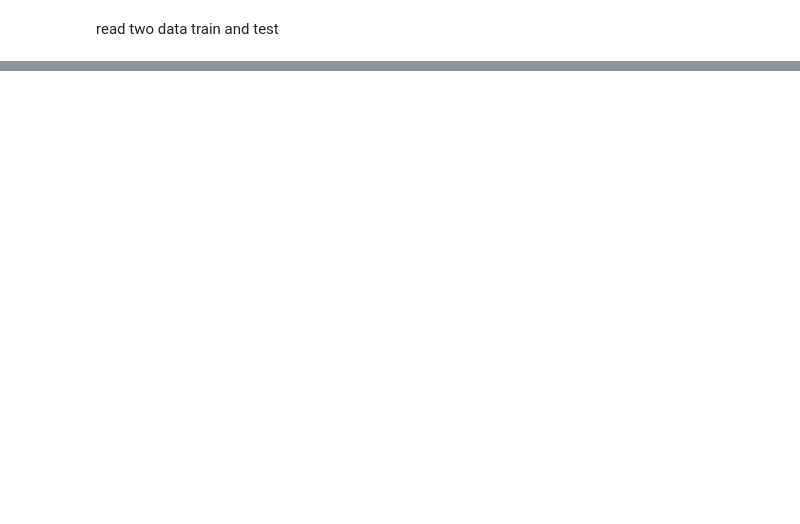
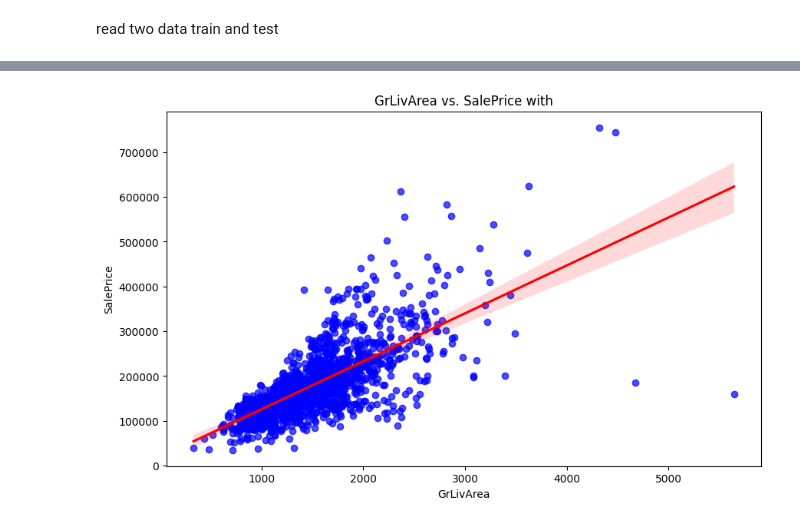
Before and after one commit to Metionis/House-Prices---Advanced-Regression-Techniques, a Jupyter notebook: lab/predictive_model.ipynb, the cells around one changed output, grey strips where cells are left out. Drawn from its saved outputs; the diff is of its cells as text; code cells hidden in the pictures; blank space fills up the shorter version.

```diff
--- a/lab/predictive_model.ipynb
+++ b/lab/predictive_model.ipynb
@@ -23,0 +130,12 @@ test_df = pd.read_csv('/workspaces/House-Prices---Advanced-Regression-Techniques
+# %%
+data = []
+for col in train_df.columns:
+    data.append([col, train_df[col].dtype,
+                 train_df[col].nunique(),
+                 train_df[col].isnull().sum(),
+                 train_df[col].isnull().sum() / len(train_df) * 100])
+
+data = pd.DataFrame(data, columns=['Column', 'dtype', 'Nunique', 'Missing_Values', 'Percentage'])
+data = data.sort_values(by='Percentage', ascending=False)
+data = data[data.Percentage > 0]
+data
@@ -23,0 +160,12 @@ test_df = pd.read_csv('/workspaces/House-Prices---Advanced-Regression-Techniques
+# %%
+data = train_df.isna().sum().reset_index().rename(columns={0: 'Missing_Values', 'index': 'Column'})
+column_missing = list(data[data['Missing_Values'] > 0]['Column'])
+# %%
+# imputing the missing values
+for col in column_missing:
+    if col == 'Electrical':
+        train_df[col] = train_df[col].fillna(train_df[col].mode()[0])
+    elif train_df[col].dtype == 'object':
+        train_df[col] = train_df[col].fillna('None')
+    else:
+        train_df[col] = train_df[col].fillna(0)
@@ -23,0 +226,10 @@ test_df = pd.read_csv('/workspaces/House-Prices---Advanced-Regression-Techniques
+# %%
+# Visualize the scatter plot for 'GrLivArea' vs. 'SalePrice' with a linear regression line
+plt.figure(figsize=(10, 6))
+sns.regplot(x='GrLivArea', y='SalePrice', data=train_df, scatter_kws={'alpha': 0.7, 'color': 'blue'}, line_kws={'color': 'red'})
+plt.title('GrLivArea vs. SalePrice with')
+plt.xlabel('GrLivArea')
+plt.ylabel('SalePrice')
+plt.show()
+# %% [output]
+[figure, added]
```
Also changed, not shown: parts of 48 cells of this notebook.
